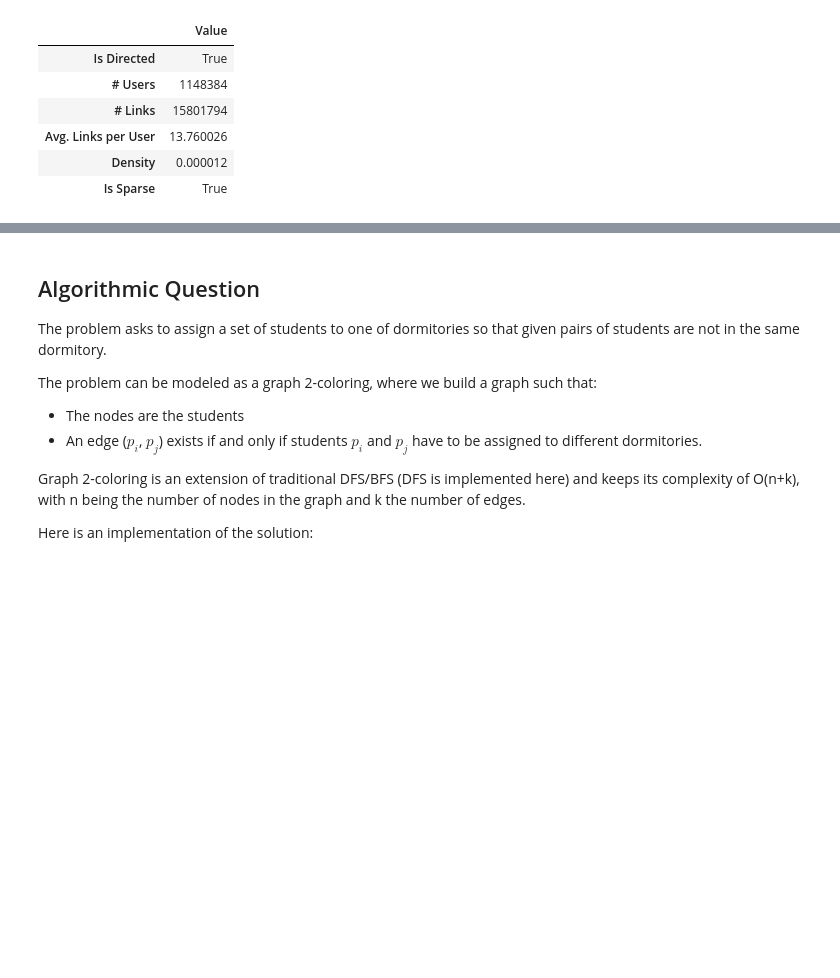
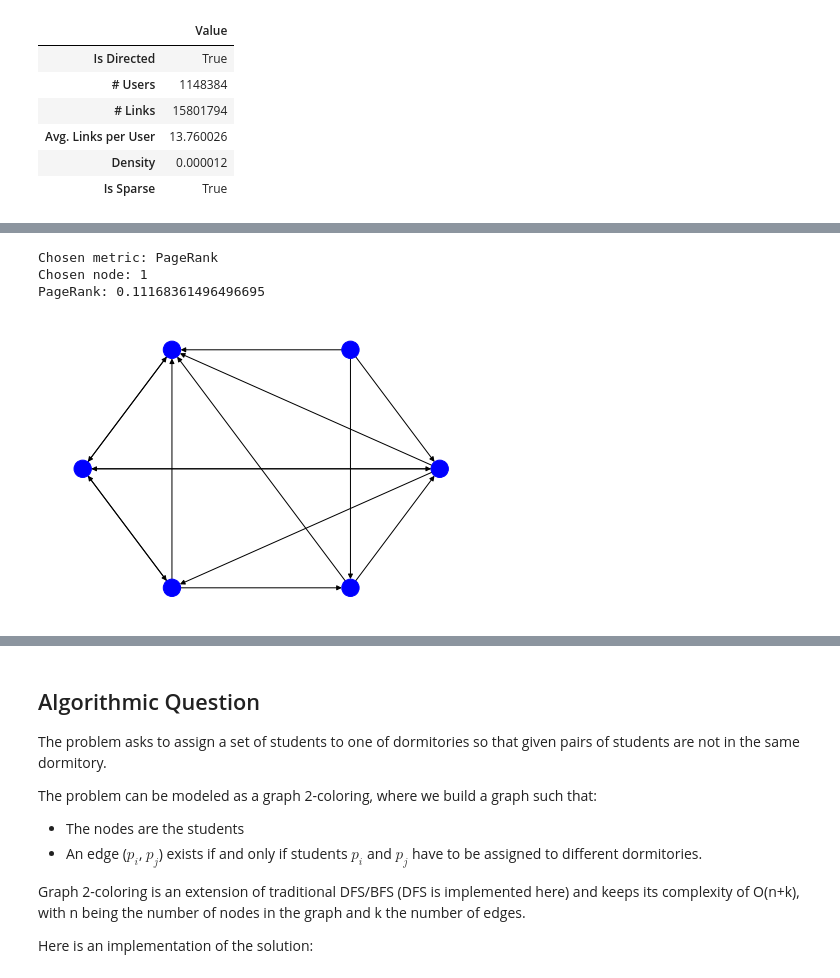
Before and after one commit to micferr/ADM_HW5, a Jupyter notebook: main.ipynb, the cells around one changed output, grey strips where cells are left out. Drawn from its saved outputs; the diff is of its cells as text; code cells hidden in the pictures; blank space fills up the shorter version.

```diff
--- a/main.ipynb
+++ b/main.ipynb
@@ -61,0 +94,7 @@ functionality_1()
+# %%
+functionality_2(on_graph=random_graph(10, 0.5))
+# %% [output]
+Chosen metric: PageRank
+Chosen node: 1
+PageRank: 0.11168361496496695
+[figure, added]
```
Also changed, not shown: parts of 13 cells of this notebook, 4 other files.
